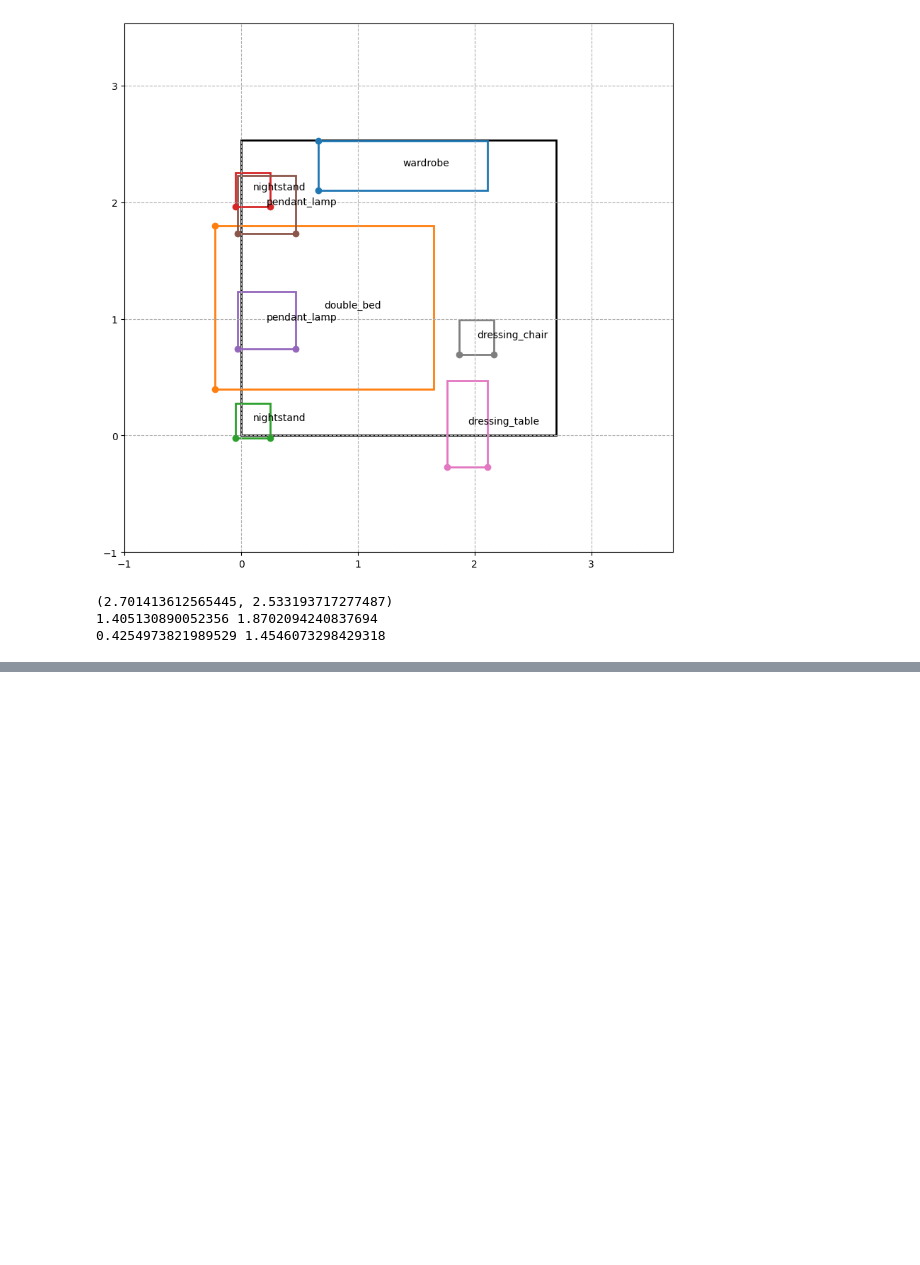
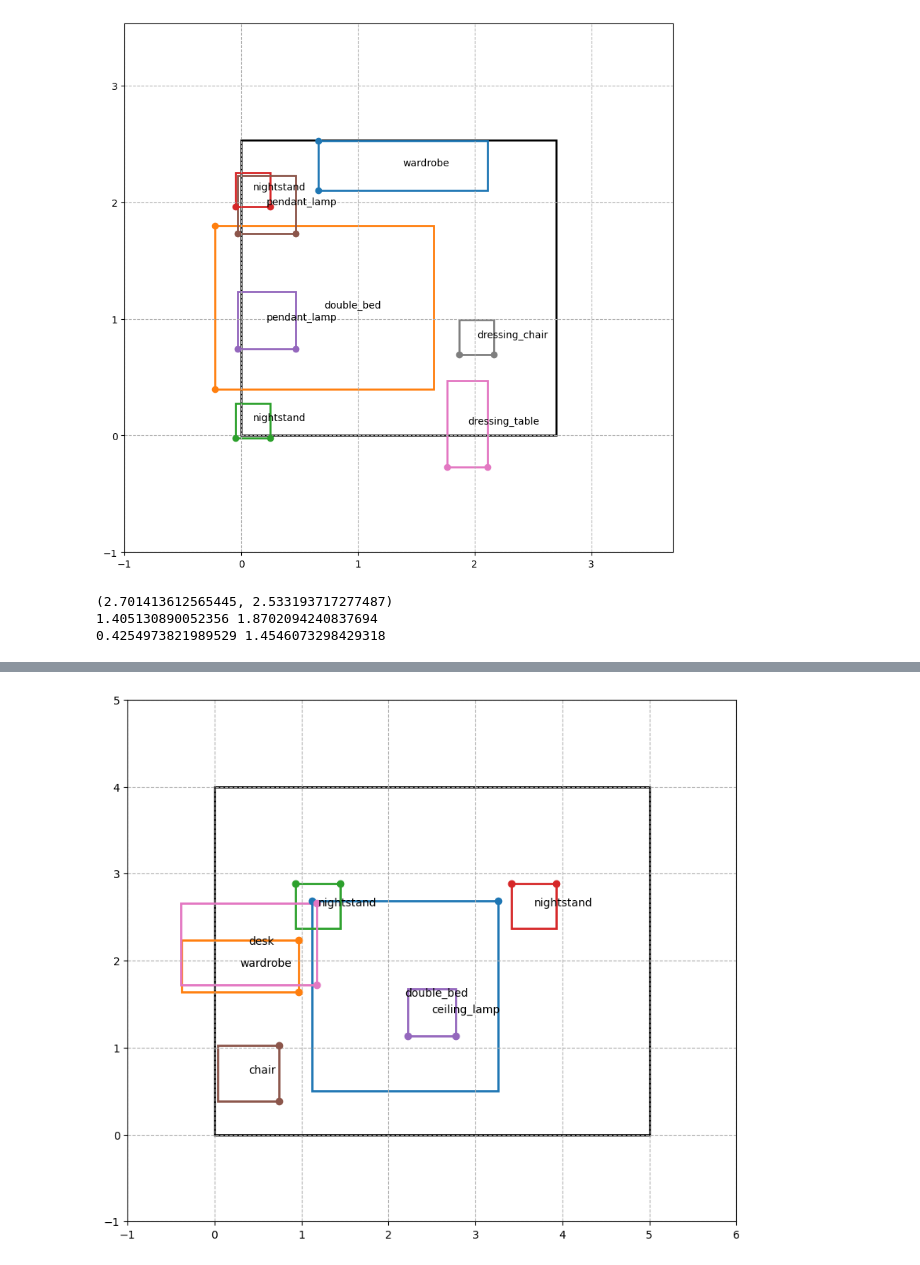
Before and after one commit to gabriellelittle1/MSc-Project, a Jupyter notebook: DSL/VisualizingLayoutGPT.ipynb, the cells around one changed output, grey strips where cells are left out. Saved outputs shown, nothing was run; the diff lists cells and outputs as text; code cells hidden in the pictures; blank space fills up the shorter version.

```diff
--- a/DSL/VisualizingLayoutGPT.ipynb
+++ b/DSL/VisualizingLayoutGPT.ipynb
@@ -48,0 +71,15 @@ print((2.56*num, 3.5*num))
+# %%
+## BEDROOM 3
+ppm = 64 # pixels per meter
+num = 100/64
+bedroom = Room(5, 4)
+bedroom.moving_objects += [Object("double_bed", 1.37*num, 1.40*num, position = (1.4*num, 1.02*num, np.pi))]
+bedroom.moving_objects += [Object("wardrobe", 0.38*num, 0.86*num, position = (0.19*num, 1.24*num, np.pi/2))]
+bedroom.moving_objects +=  [Object("nightstand", 0.33*num, 0.33*num, position = (0.76*num, 1.68*num, np.pi))]
+bedroom.moving_objects +=  [Object("nightstand", 0.33*num, 0.33*num, position = (2.35*num, 1.68*num, np.pi))]
+bedroom.moving_objects +=  [Object("ceiling_lamp", 0.35*num, 0.35*num, position = (1.6*num, 0.9*num, 0))]
+bedroom.moving_objects +=  [Object("chair", 0.41*num, 0.45*num, position = (0.25*num, 0.45*num,np.pi/2))]
+bedroom.moving_objects += [Object("desk", 0.6*num, num, position = (0.25*num, 1.4*num, np.pi/2))]
+bedroom.draw()
+# %% [output]
+[figure, added]
```
Also changed, not shown: parts of 9 cells of this notebook, 14 other files.
